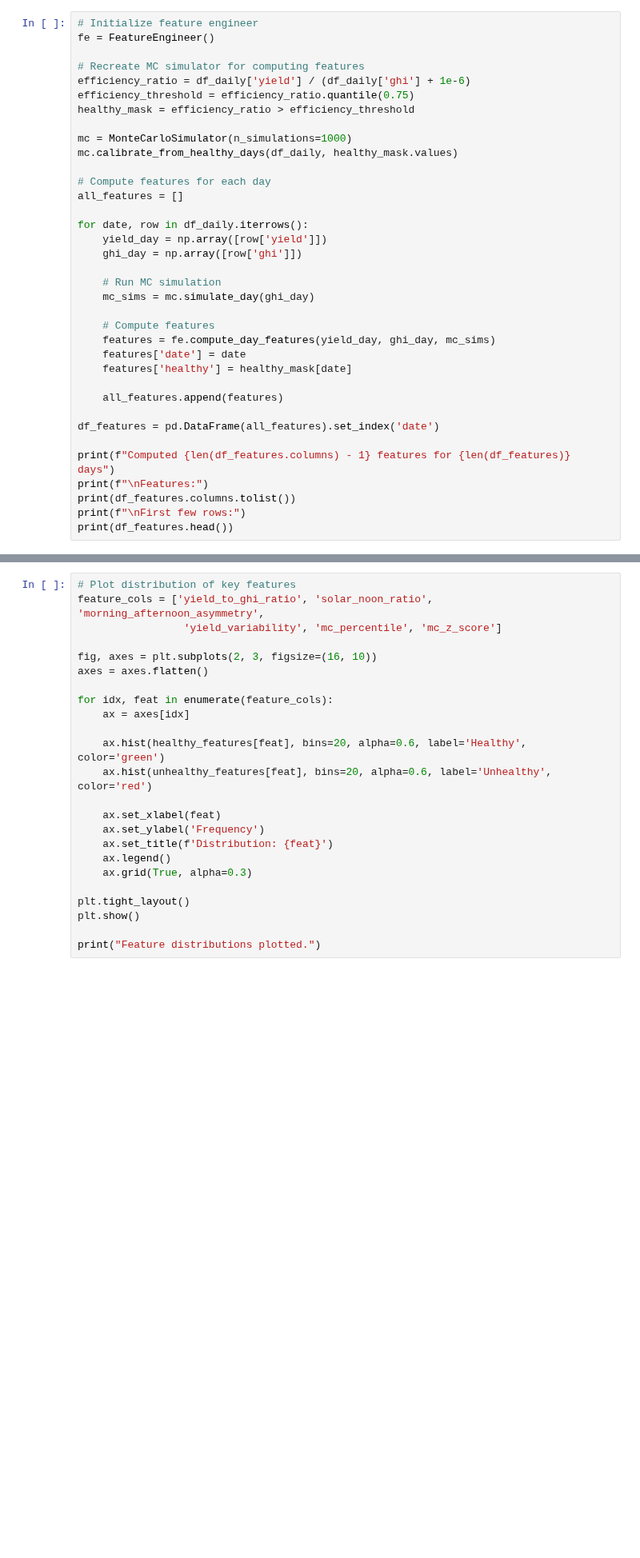
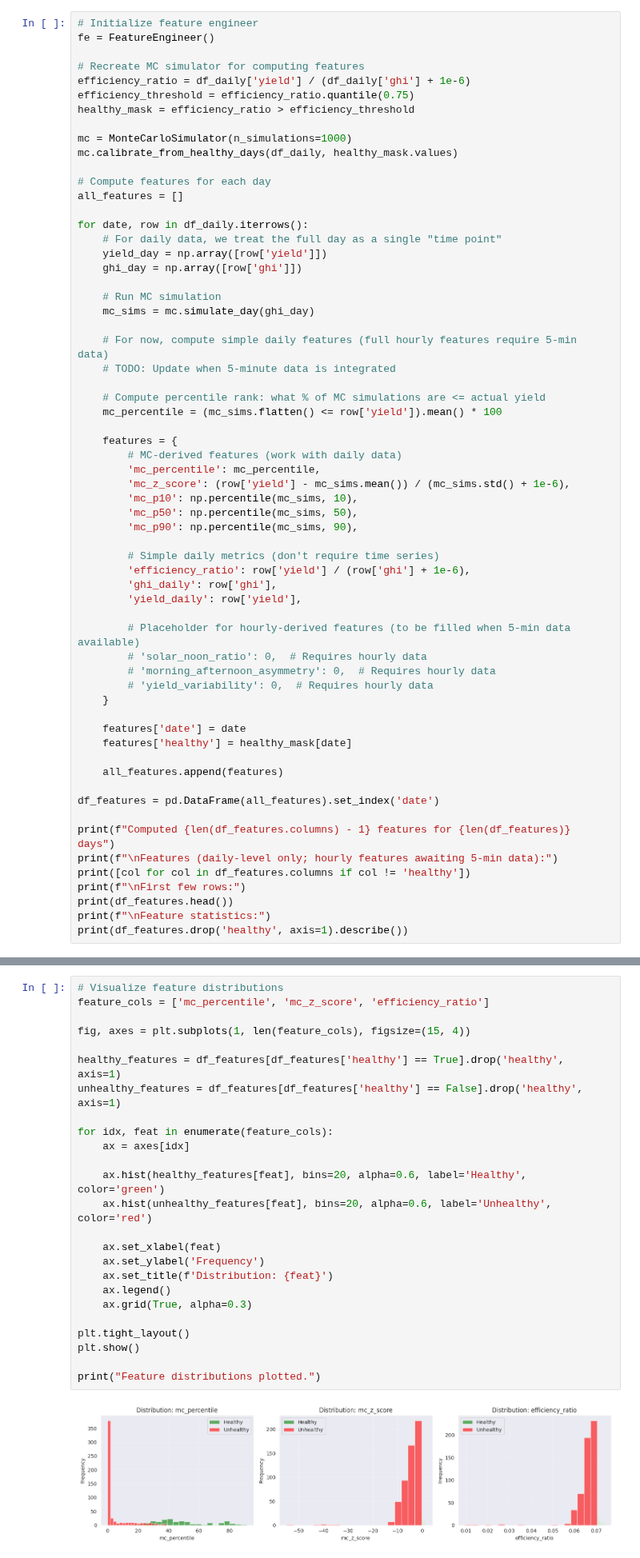
Before and after one commit to rhin0jm23-tech/O-M-Monte-Carlo, a Jupyter notebook: notebooks/02_phase2_feature_engineering.ipynb, the cells around one changed output, grey strips where cells are left out. Shown at 80% size. Saved outputs shown, nothing was run; the diff lists cells and outputs as text; blank space fills up the shorter version.

```diff
--- a/notebooks/02_phase2_feature_engineering.ipynb
+++ b/notebooks/02_phase2_feature_engineering.ipynb
@@ -47,14 +55,38 @@ mc.calibrate_from_healthy_days(df_daily, healthy_mask.values)
 all_features = []
 
 for date, row in df_daily.iterrows():
+    # For daily data, we treat the full day as a single "time point"
     yield_day = np.array([row['yield']])
     ghi_day = np.array([row['ghi']])
 
     # Run MC simulation
     mc_sims = mc.simulate_day(ghi_day)
 
-    # Compute features
-    features = fe.compute_day_features(yield_day, ghi_day, mc_sims)
+    # For now, compute simple daily features (full hourly features require 5-min data)
+    # TODO: Update when 5-minute data is integrated
+
+    # Compute percentile rank: what % of MC simulations are <= actual yield
+    mc_percentile = (mc_sims.flatten() <= row['yield']).mean() * 100
+
+    features = {
+        # MC-derived features (work with daily data)
+        'mc_percentile': mc_percentile,
+        'mc_z_score': (row['yield'] - mc_sims.mean()) / (mc_sims.std() + 1e-6),
+        'mc_p10': np.percentile(mc_sims, 10),
+        'mc_p50': np.percentile(mc_sims, 50),
+        'mc_p90': np.percentile(mc_sims, 90),
+
+        # Simple daily metrics (don't require time series)
+        'efficiency_ratio': row['yield'] / (row['ghi'] + 1e-6),
+        'ghi_daily': row['ghi'],
+        'yield_daily': row['yield'],
+
+        # Placeholder for hourly-derived features (to be filled when 5-min data available)
+        # 'solar_noon_ratio': 0,  # Requires hourly data
+        # 'morning_afternoon_asymmetry': 0,  # Requires hourly data
+        # 'yield_variability': 0,  # Requires hourly data
+    }
+
     features['date'] = date
     features['healthy'] = healthy_mask[date]
 
@@ -63,7 +95,9 @@ for date, row in df_daily.iterrows():
 df_features = pd.DataFrame(all_features).set_index('date')
 
 print(f"Computed {len(df_features.columns) - 1} features for {len(df_features)} days")
-print(f"\nFeatures:")
-print(df_features.columns.tolist())
+print(f"\nFeatures (daily-level only; hourly features awaiting 5-min data):")
+print([col for col in df_features.columns if col != 'healthy'])
 print(f"\nFirst few rows:")
 print(df_features.head())
+print(f"\nFeature statistics:")
+print(df_features.drop('healthy', axis=1).describe())
@@ -86,26 +156,29 @@ print(unhealthy_features.mean())
 # %% [markdown]
 ## Visualization 1: Feature Distributions
 # %%
-# Plot distribution of key features
-feature_cols = ['yield_to_ghi_ratio', 'solar_noon_ratio', 'morning_afternoon_asymmetry',
-                 'yield_variability', 'mc_percentile', 'mc_z_score']
+# Visualize feature distributions
+feature_cols = ['mc_percentile', 'mc_z_score', 'efficiency_ratio']
 
-fig, axes = plt.subplots(2, 3, figsize=(16, 10))
-axes = axes.flatten()
+fig, axes = plt.subplots(1, len(feature_cols), figsize=(15, 4))
+
+healthy_features = df_features[df_features['healthy'] == True].drop('healthy', axis=1)
+unhealthy_features = df_features[df_features['healthy'] == False].drop('healthy', axis=1)
 
 for idx, feat in enumerate(feature_cols):
     ax = axes[idx]
 
     ax.hist(healthy_features[feat], bins=20, alpha=0.6, label='Healthy', color='green')
     ax.hist(unhealthy_features[feat], bins=20, alpha=0.6, label='Unhealthy', color='red')
 
     ax.set_xlabel(feat)
     ax.set_ylabel('Frequency')
     ax.set_title(f'Distribution: {feat}')
     ax.legend()
     ax.grid(True, alpha=0.3)
 
 plt.tight_layout()
 plt.show()
 
 print("Feature distributions plotted.")
+# %% [output]
+[figure, added]
```
Also changed, not shown: parts of 8 cells of this notebook, 47 other files.
